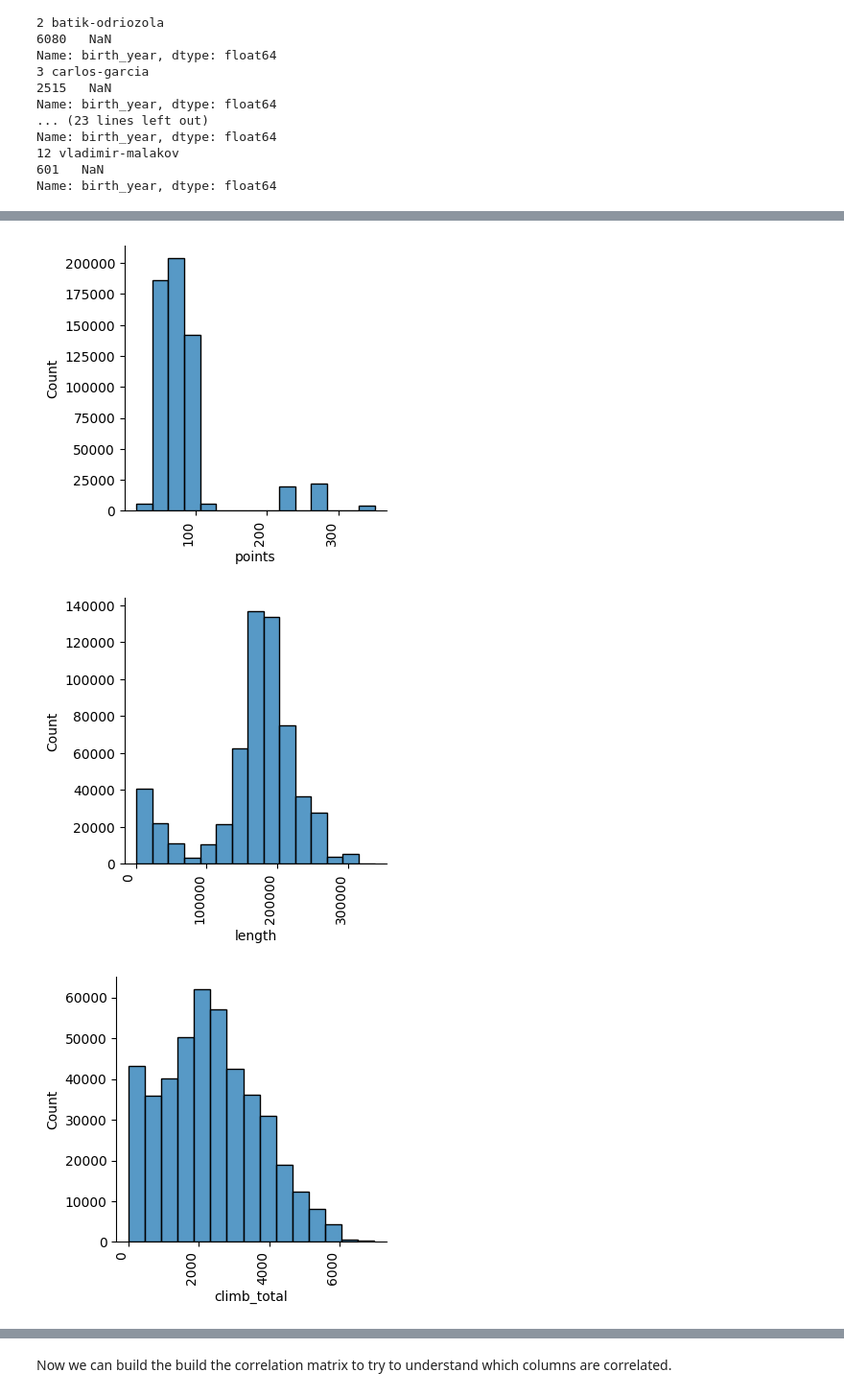
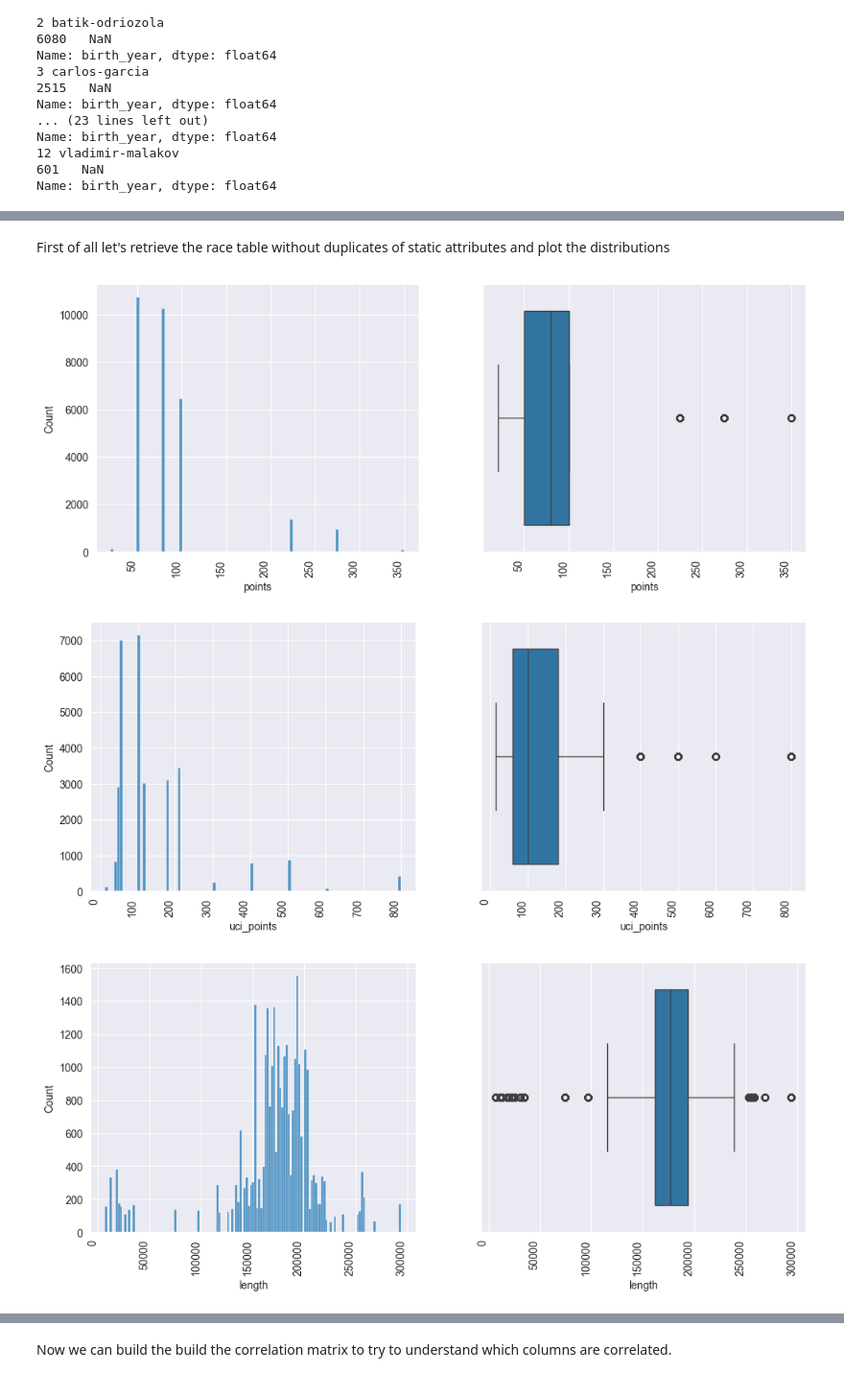
Before and after one commit to DiVitoTommaso/Cyclists-Races_Data-Mining, a Jupyter notebook: Data Cleaning.ipynb, the cells around one changed output, grey strips where cells are left out. Shown at 96% size. Saved outputs shown, nothing was run; the diff lists cells and outputs as text; code cells hidden in the pictures.

```diff
--- a/Data Cleaning.ipynb
+++ b/Data Cleaning.ipynb
@@ -335,8 +334,26 @@ Before normalizing and so then correalting we need to understand the distributio
+# %% [markdown]
+First of all let's retrieve the race table without duplicates of static attributes and plot the distributions
+# %%
+grouped_races_df = races_df.groupby(['_url','name','points','uci_points','length','climb_total','profile','startlist_quality','date']).apply(lambda x: x)
 # %%
-numeric_columns = ['points', 'length', 'climb_total', 'profile', 'startlist_quality', 'cyclist_age', 'birth_year', 'weight', 'height']
-for data in numeric_columns:
-    dm.hist_plot(data)
+def plot(df,col):
+        plt.figure(figsize=(12, 10))
+        plt.subplot(2, 2, 1)  # (rows, columns, index)
+        sns.histplot(x=col, data=df)
+        plt.xticks(rotation=90, ha="right")
+        plt.subplot(2, 2, 2)  # (rows, columns, index)
+        sns.boxplot(x=col, data=df)
+        plt.xticks(rotation=90, ha="right")
+        plt.show()
+
+plot(grouped_races_df, 'points')
+plot(grouped_races_df, 'uci_points')
+plot(grouped_races_df, 'length')
+plot(grouped_races_df, 'climb_total')
+plot(grouped_races_df, 'startlist_quality')
+plot(grouped_races_df, 'date')
+plot(grouped_races_df, 'profile')
 # %% [output]
-[figure, old version]
+[figure, new version]
-[figure, old version]
+[figure, new version]
-[figure, old version]
+[figure, new version]
```
Also changed, not shown: parts of 9 cells of this notebook.
